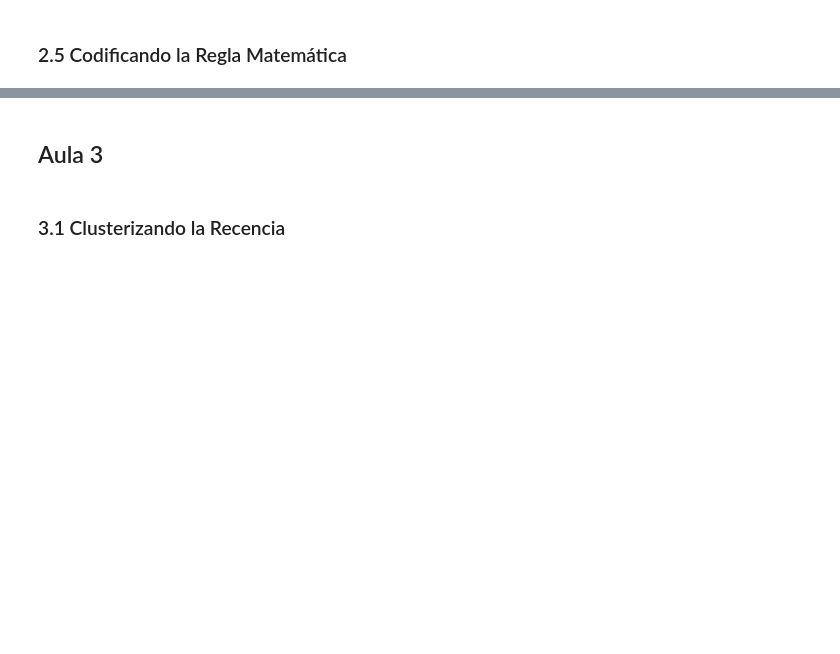
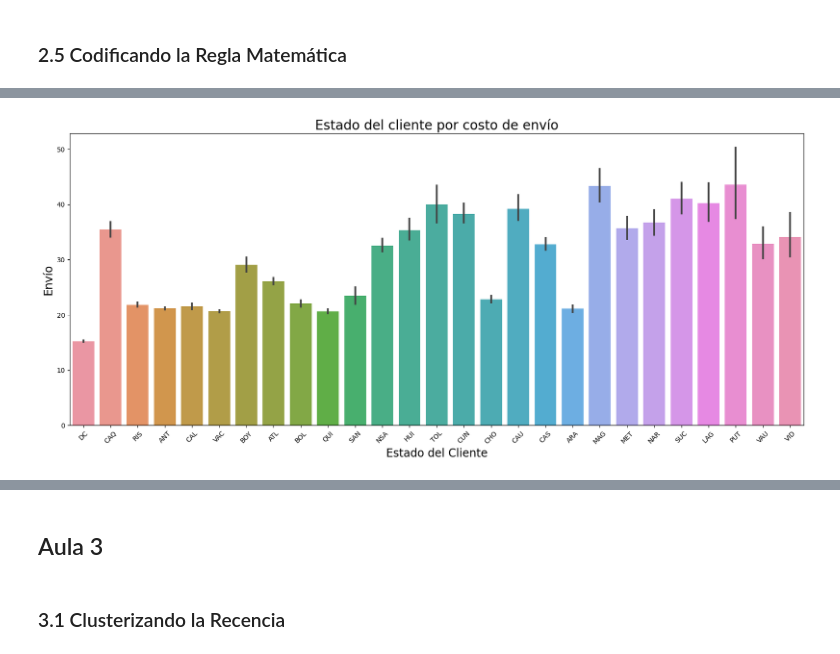
Before and after one commit to AdrianCPC/Profundizacion_Data_Analysis, a Jupyter notebook: Segmentos_de_Clientes.ipynb, the cells around one changed output, grey strips where cells are left out. Saved outputs shown, nothing was run; the diff lists cells and outputs as text; code cells hidden in the pictures; blank space fills up the shorter version.

```diff
--- a/Segmentos_de_Clientes.ipynb
+++ b/Segmentos_de_Clientes.ipynb
@@ -187,0 +322,12 @@ En este caso, P0 es el punto del cluster 1 y P1 es el punto del cluster 9. El pa
+# %%
+#cuáles estados tienen mayor costo de envío
+
+plt.figure(figsize=(20,8))
+g3 = sns.barplot(x='estado_cliente', y='precio_envio',
+                 data=df[df['precio_envio'] != -1])
+g3.set_title("Estado del cliente por costo de envío", fontsize=20)
+g3.set_xlabel("Estado del Cliente", fontsize=17)
+g3.set_ylabel("Envío", fontsize=17)
+g3.set_xticklabels(g3.get_xticklabels(),rotation=45);
+# %% [output]
+[figure, added]
```
Also changed, not shown: parts of 15 cells of this notebook.
